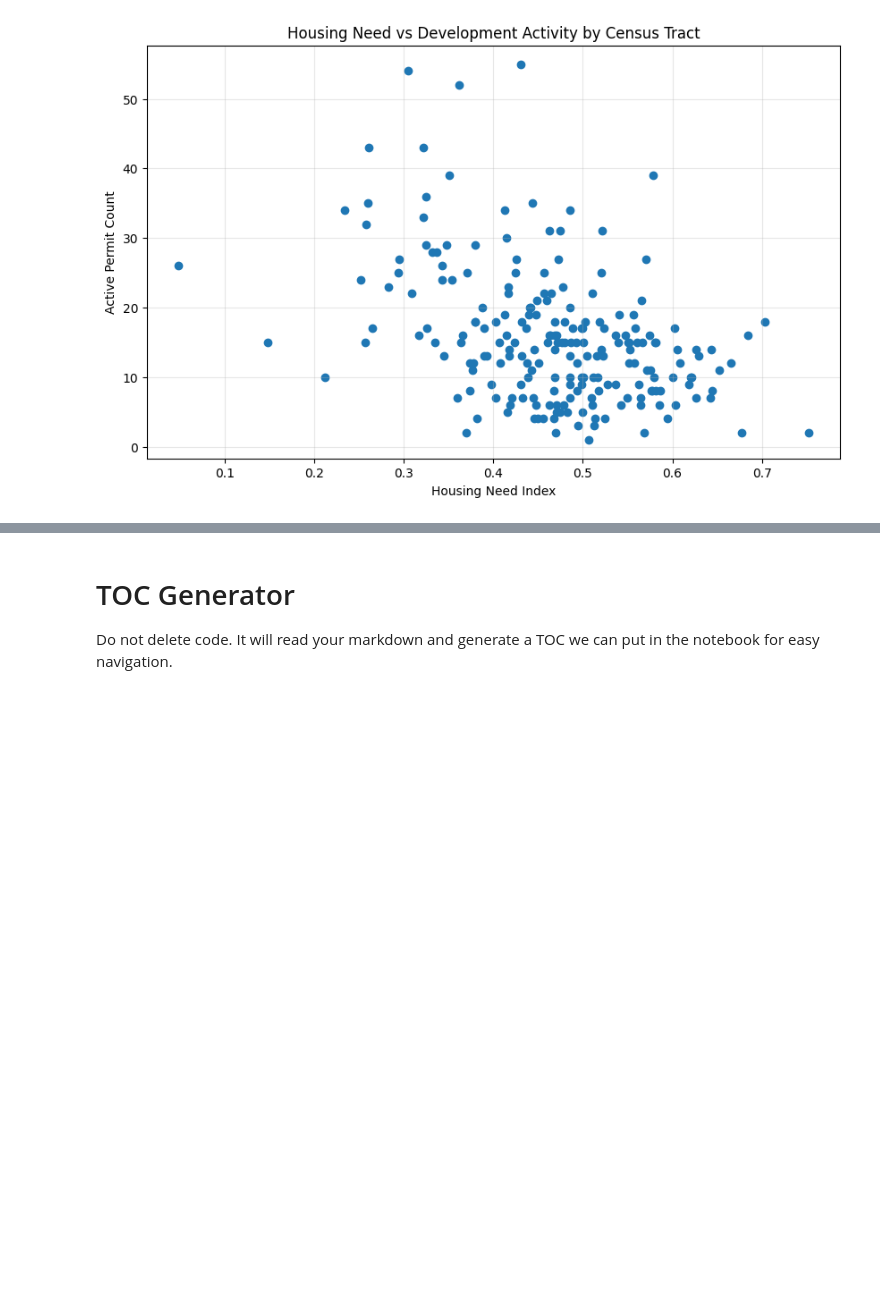
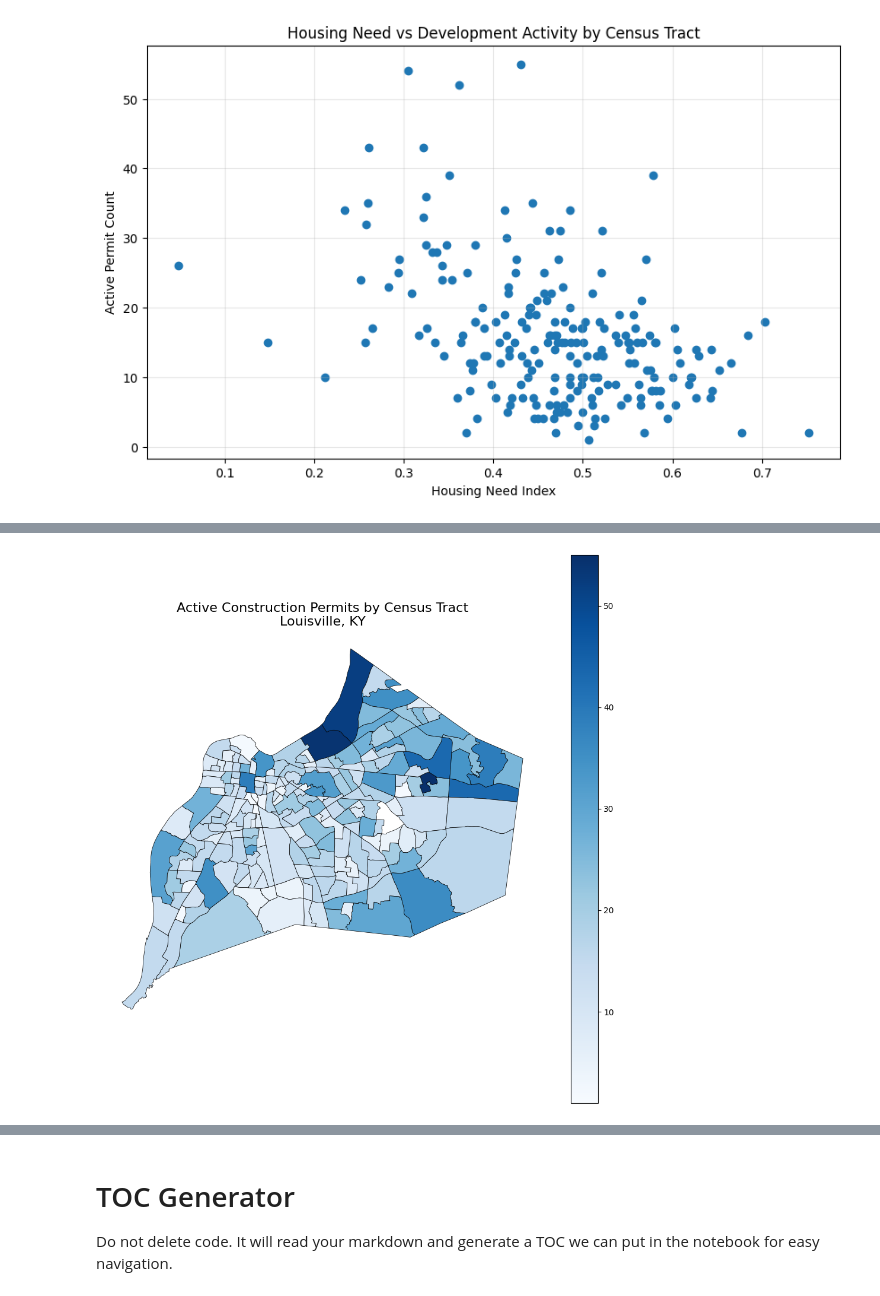
Before and after one commit to Code-You-Contributors/HUD_data_master, a Jupyter notebook: Curtis/curtis.ipynb, the cells around one changed output, grey strips where cells are left out. Saved outputs shown, nothing was run; the diff lists cells and outputs as text; code cells hidden in the pictures; blank space fills up the shorter version.

```diff
--- a/Curtis/curtis.ipynb
+++ b/Curtis/curtis.ipynb
@@ -406,0 +448,26 @@ df_plot.sort_values("NEED_INDEX", ascending=False)[
+# %%
+# Permit Choropleth
+
+fig, ax = plt.subplots(figsize=(12, 12))
+
+map_df.plot(
+    column="PERMIT_COUNT",
+    cmap="Blues",
+    linewidth=0.5,
+    edgecolor="black",
+    legend=True,
+    ax=ax
+)
+
+ax.set_title(
+    "Active Construction Permits by Census Tract\nLouisville, KY",
+    fontsize=16
+)
+
+ax.axis("off")
+
+plt.savefig(FIGURES_DIR / "permit_count_choropleth.png", dpi=300, bbox_inches="tight")
+
+plt.show()
+# %% [output]
+[figure, added]
```
Also changed, not shown: parts of 17 cells of this notebook, 7 other files.
